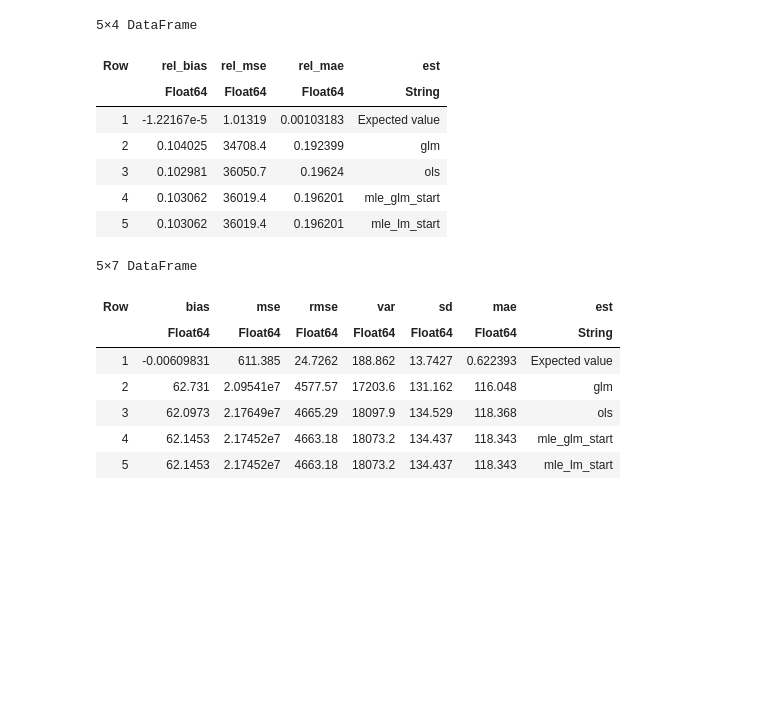
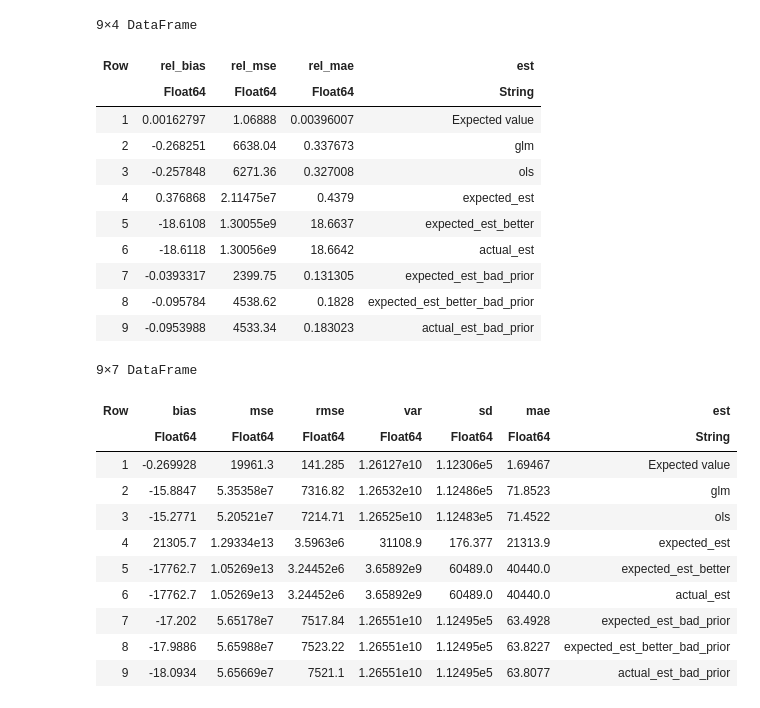
Before and after one commit to ncn-foreigners/Estimation-of-the-number-of-irregular-foreigners, a Jupyter notebook: original_model_sim.ipynb, the cells around one changed output. Drawn from its saved outputs; the diff is of its cells as text; code cells hidden in the pictures; blank space fills up the shorter version.

```diff
--- a/original_model_sim.ipynb
+++ b/original_model_sim.ipynb
@@ -167,37 +346,47 @@ describe(df_res)
 # %%
 DataFrame(
-    rel_bias = [mean((df_res[:, 1] .- df_res[:, k]) ./ df_res[:, 1])        for k in 2:6],
-    rel_mse  = [mean(((df_res[:, 1] .- df_res[:, k]) .^ 2) ./ df_res[:, 1]) for k in 2:6],
-    rel_mae  = [mean(abs.(df_res[:, 1] .- df_res[:, k]) ./ df_res[:, 1])    for k in 2:6],
-    est      = ["Expected value", "glm", "ols", "mle_glm_start", "mle_lm_start"]
+    rel_bias = [mean((df_res[:, 1] .- df_res[:, k]) ./ df_res[:, 1])        for k in 2:10],
+    rel_mse  = [mean(((df_res[:, 1] .- df_res[:, k]) .^ 2) ./ df_res[:, 1]) for k in 2:10],
+    rel_mae  = [mean(abs.(df_res[:, 1] .- df_res[:, k]) ./ df_res[:, 1])    for k in 2:10],
+    est      = ["Expected value", "glm", "ols", "expected_est", "expected_est_better", "actual_est",
+        "expected_est_bad_prior", "expected_est_better_bad_prior", "actual_est_bad_prior"]
 )
 # %% [output]
-5×4 DataFrame
+9×4 DataFrame
 | Row | rel_bias | rel_mse | rel_mae | est |
 |  | Float64 | Float64 | Float64 | String |
-| 1 | -1.22167e-5 | 1.01319 | 0.00103183 | Expected value |
-| 2 | 0.104025 | 34708.4 | 0.192399 | glm |
-| 3 | 0.102981 | 36050.7 | 0.19624 | ols |
-| 4 | 0.103062 | 36019.4 | 0.196201 | mle_glm_start |
-| 5 | 0.103062 | 36019.4 | 0.196201 | mle_lm_start |
+| 1 | 0.00162797 | 1.06888 | 0.00396007 | Expected value |
+| 2 | -0.268251 | 6638.04 | 0.337673 | glm |
+| 3 | -0.257848 | 6271.36 | 0.327008 | ols |
+| 4 | 0.376868 | 2.11475e7 | 0.4379 | expected_est |
+| 5 | -18.6108 | 1.30055e9 | 18.6637 | expected_est_better |
+| 6 | -18.6118 | 1.30056e9 | 18.6642 | actual_est |
+| 7 | -0.0393317 | 2399.75 | 0.131305 | expected_est_bad_prior |
+| 8 | -0.095784 | 4538.62 | 0.1828 | expected_est_better_bad_prior |
+| 9 | -0.0953988 | 4533.34 | 0.183023 | actual_est_bad_prior |
 # %%
 DataFrame(
-    bias  = [mean((df_res[:, 1] .- df_res[:, k]) ./ 1000)        for k in 2:6],
-    mse   = [mean(((df_res[:, 1] .- df_res[:, k]) .^ 2) ./ 1000) for k in 2:6],
-    rmse  = [sqrt(mean(((df_res[:, 1] .- df_res[:, k]) .^ 2) ./ 1000)) for k in 2:6],
-    var   = [var(df_res[:, k] / 1000) for k in 2:6],
-    sd    = [std(df_res[:, k] / 1000) for k in 2:6],
-    mae   = [mean(abs.(df_res[:, 1] .- df_res[:, k]) ./ 1000)    for k in 2:6],
-    est   = ["Expected value", "glm", "ols", "mle_glm_start", "mle_lm_start"]
+    bias  = [mean((df_res[:, 1] .- df_res[:, k]) ./ 1000)        for k in 2:10],
+    mse   = [mean(((df_res[:, 1] .- df_res[:, k]) .^ 2) ./ 1000) for k in 2:10],
+    rmse  = [sqrt(mean(((df_res[:, 1] .- df_res[:, k]) .^ 2) ./ 1000)) for k in 2:10],
+    var   = [var(df_res[:, k] / 1000) for k in 2:10],
+    sd    = [std(df_res[:, k] / 1000) for k in 2:10],
+    mae   = [mean(abs.(df_res[:, 1] .- df_res[:, k]) ./ 1000)    for k in 2:10],
+    est   = ["Expected value", "glm", "ols", "expected_est", "expected_est_better", "actual_est",
+        "expected_est_bad_prior", "expected_est_better_bad_prior", "actual_est_bad_prior"]
 )
 # %% [output]
-5×7 DataFrame
+9×7 DataFrame
 | Row | bias | mse | rmse | var | sd | mae | est |
 |  | Float64 | Float64 | Float64 | Float64 | Float64 | Float64 | String |
-| 1 | -0.00609831 | 611.385 | 24.7262 | 188.862 | 13.7427 | 0.622393 | Expected value |
-| 2 | 62.731 | 2.09541e7 | 4577.57 | 17203.6 | 131.162 | 116.048 | glm |
-| 3 | 62.0973 | 2.17649e7 | 4665.29 | 18097.9 | 134.529 | 118.368 | ols |
-| 4 | 62.1453 | 2.17452e7 | 4663.18 | 18073.2 | 134.437 | 118.343 | mle_glm_start |
-| 5 | 62.1453 | 2.17452e7 | 4663.18 | 18073.2 | 134.437 | 118.343 | mle_lm_start |
+| 1 | -0.269928 | 19961.3 | 141.285 | 1.26127e10 | 1.12306e5 | 1.69467 | Expected value |
+| 2 | -15.8847 | 5.35358e7 | 7316.82 | 1.26532e10 | 1.12486e5 | 71.8523 | glm |
+| 3 | -15.2771 | 5.20521e7 | 7214.71 | 1.26525e10 | 1.12483e5 | 71.4522 | ols |
+| 4 | 21305.7 | 1.29334e13 | 3.5963e6 | 31108.9 | 176.377 | 21313.9 | expected_est |
+| 5 | -17762.7 | 1.05269e13 | 3.24452e6 | 3.65892e9 | 60489.0 | 40440.0 | expected_est_better |
+| 6 | -17762.7 | 1.05269e13 | 3.24452e6 | 3.65892e9 | 60489.0 | 40440.0 | actual_est |
+| 7 | -17.202 | 5.65178e7 | 7517.84 | 1.26551e10 | 1.12495e5 | 63.4928 | expected_est_bad_prior |
+| 8 | -17.9886 | 5.65988e7 | 7523.22 | 1.26551e10 | 1.12495e5 | 63.8227 | expected_est_better_bad_prior |
+| 9 | -18.0934 | 5.65669e7 | 7521.1 | 1.26551e10 | 1.12495e5 | 63.8077 | actual_est_bad_prior |
 # %%
 CSV.write(pwd() * "/data_raw/init_res_1.csv", df_res);
```
Also changed, not shown: parts of 18 cells of this notebook, 2 other files.
